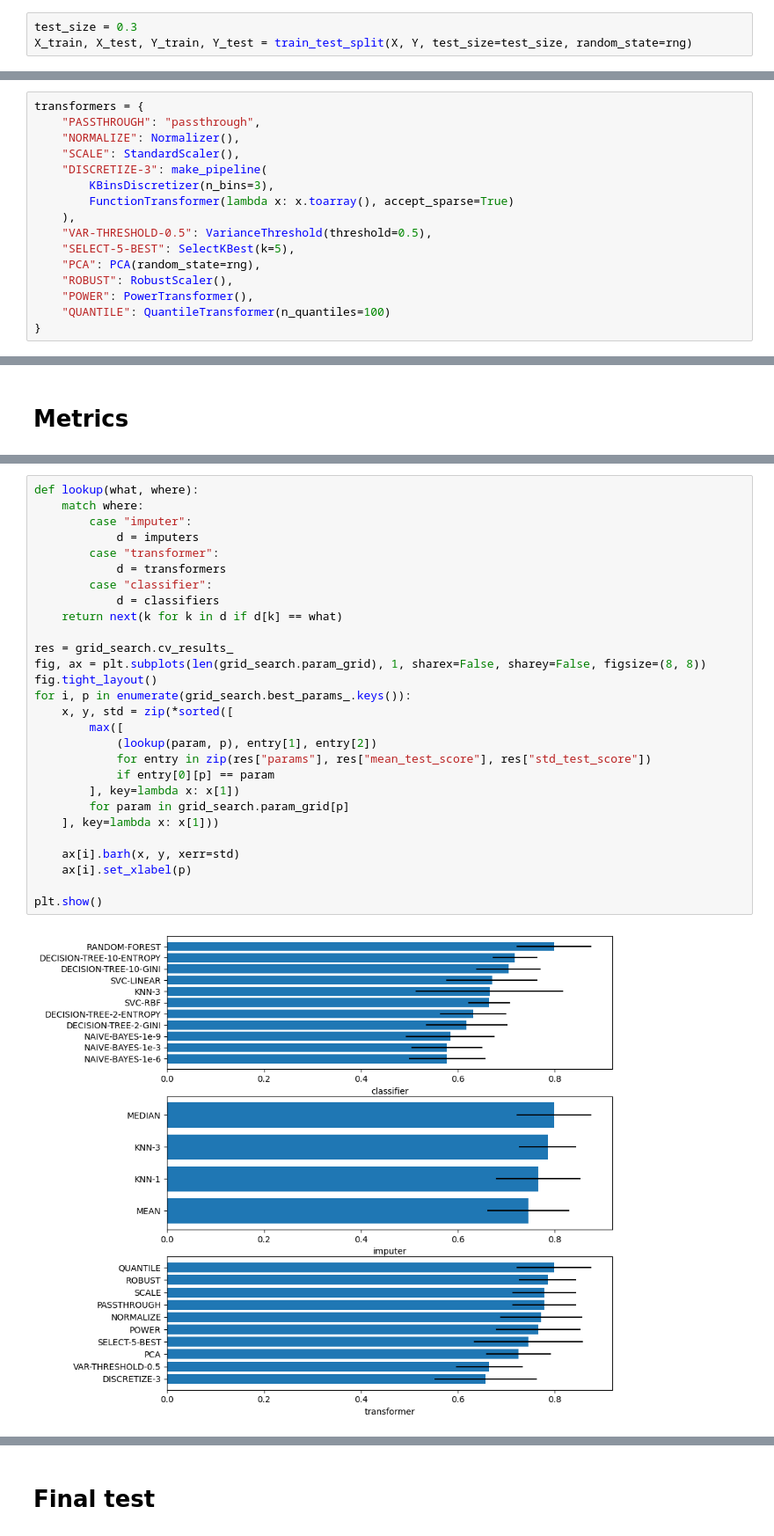
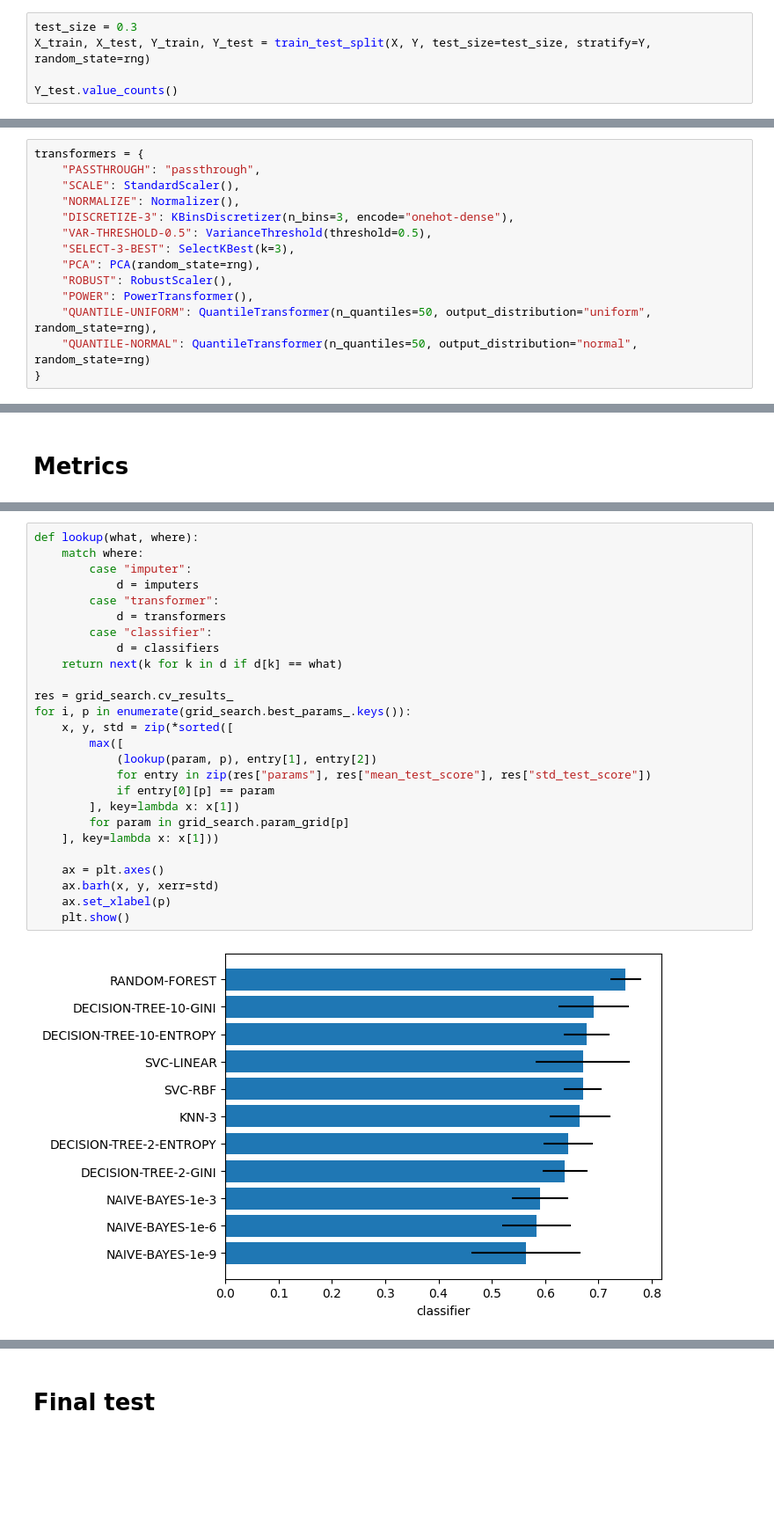
Before and after one commit to tchojnacki/uni-sem-6-ai, a Jupyter notebook: classification/glass.ipynb, the cells around one changed output, grey strips where cells are left out. Shown at 88% size. Saved outputs shown, nothing was run; the diff lists cells and outputs as text; blank space fills up the shorter version.

```diff
--- a/classification/glass.ipynb
+++ b/classification/glass.ipynb
@@ -126,4 +145,6 @@ dtypes: float64(9)
 memory usage: 15.2 KB
 # %%
 test_size = 0.3
-X_train, X_test, Y_train, Y_test = train_test_split(X, Y, test_size=test_size, random_state=rng)
+X_train, X_test, Y_train, Y_test = train_test_split(X, Y, test_size=test_size, stratify=Y, random_state=rng)
+
+Y_test.value_counts()
@@ -137,16 +166,14 @@ imputers = {
 # %%
 transformers = {
     "PASSTHROUGH": "passthrough",
+    "SCALE": StandardScaler(),
     "NORMALIZE": Normalizer(),
-    "SCALE": StandardScaler(),
-    "DISCRETIZE-3": make_pipeline(
-        KBinsDiscretizer(n_bins=3),
-        FunctionTransformer(lambda x: x.toarray(), accept_sparse=True)
-    ),
+    "DISCRETIZE-3": KBinsDiscretizer(n_bins=3, encode="onehot-dense"),
     "VAR-THRESHOLD-0.5": VarianceThreshold(threshold=0.5),
-    "SELECT-5-BEST": SelectKBest(k=5),
+    "SELECT-3-BEST": SelectKBest(k=3),
     "PCA": PCA(random_state=rng),
     "ROBUST": RobustScaler(),
     "POWER": PowerTransformer(),
-    "QUANTILE": QuantileTransformer(n_quantiles=100)
+    "QUANTILE-UNIFORM": QuantileTransformer(n_quantiles=50, output_distribution="uniform", random_state=rng),
+    "QUANTILE-NORMAL": QuantileTransformer(n_quantiles=50, output_distribution="normal", random_state=rng)
 }
@@ -202,30 +245,28 @@ Pipeline(steps=[('imputer', SimpleImputer(strategy='median')),
 # %%
 def lookup(what, where):
     match where:
         case "imputer":
             d = imputers
         case "transformer":
             d = transformers
         case "classifier":
             d = classifiers
     return next(k for k in d if d[k] == what)
 
 res = grid_search.cv_results_
-fig, ax = plt.subplots(len(grid_search.param_grid), 1, sharex=False, sharey=False, figsize=(8, 8))
-fig.tight_layout()
 for i, p in enumerate(grid_search.best_params_.keys()):
     x, y, std = zip(*sorted([
         max([
             (lookup(param, p), entry[1], entry[2])
             for entry in zip(res["params"], res["mean_test_score"], res["std_test_score"])
             if entry[0][p] == param
         ], key=lambda x: x[1])
         for param in grid_search.param_grid[p]
     ], key=lambda x: x[1]))
 
-    ax[i].barh(x, y, xerr=std)
-    ax[i].set_xlabel(p)
-
-plt.show()
+    ax = plt.axes()
+    ax.barh(x, y, xerr=std)
+    ax.set_xlabel(p)
+    plt.show()
 # %% [output]
-[figure, old version]
+[figure, new version]
```
Also changed, not shown: parts of 16 cells of this notebook.
